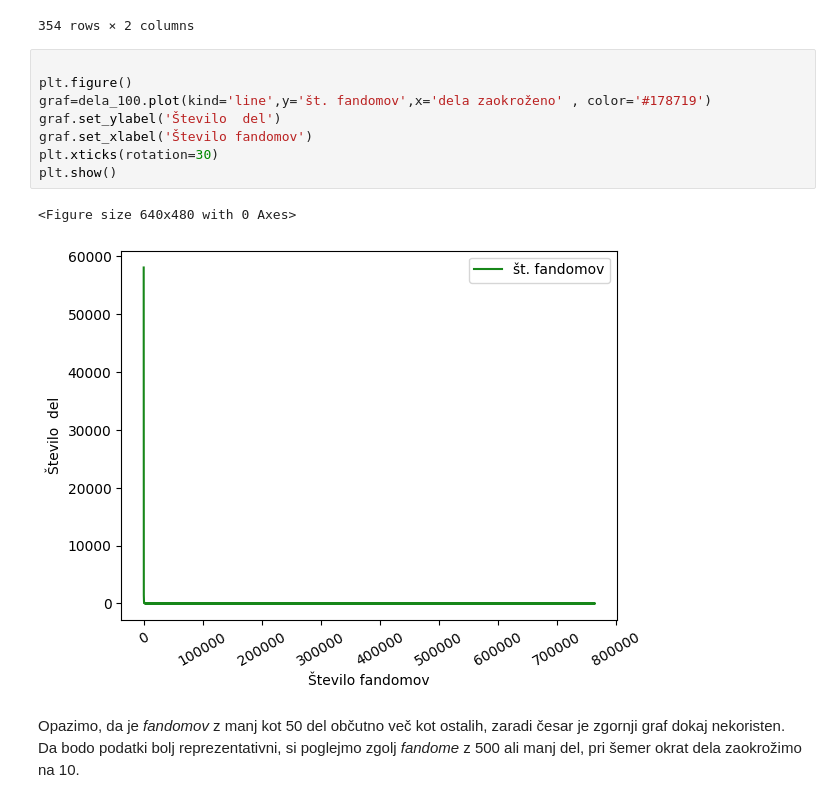
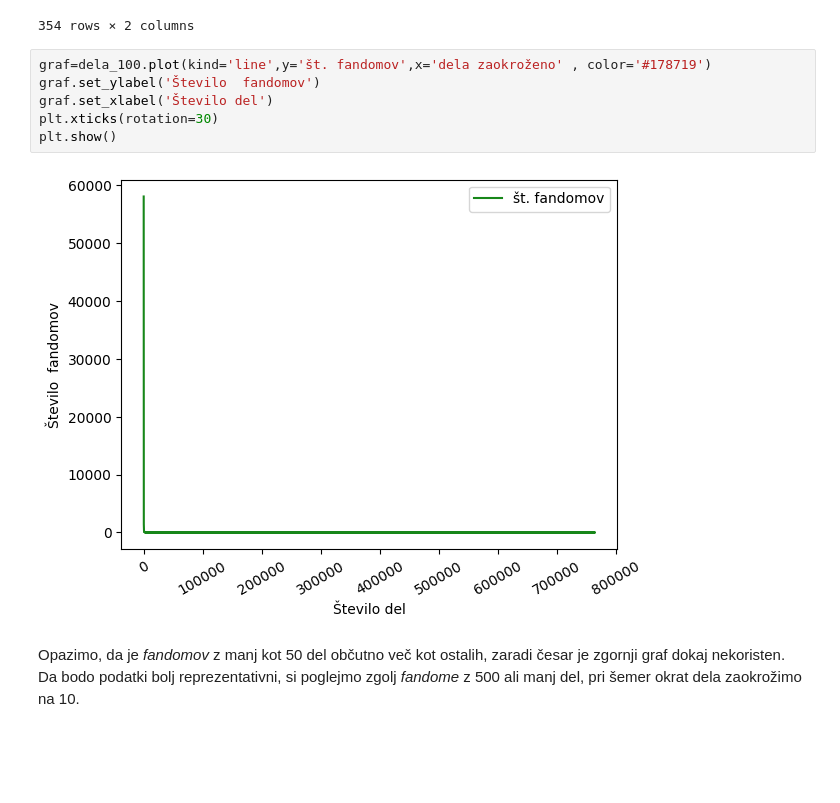
Before and after one commit to nivesgosnjak/uvp_projektna, a Jupyter notebook: analiza_podatkov.ipynb, the cells around one changed output. Saved outputs shown, nothing was run; the diff lists cells and outputs as text; blank space fills up the shorter version.

```diff
--- a/analiza_podatkov.ipynb
+++ b/analiza_podatkov.ipynb
@@ -159,16 +159,13 @@ dela_100
 | 353 | 764300 | 1 |
 354 rows × 2 columns
 # %%
-
-plt.figure()
 graf=dela_100.plot(kind='line',y='št. fandomov',x='dela zaokroženo' , color='#178719')
-graf.set_ylabel('Število  del')
-graf.set_xlabel('Število fandomov')
+graf.set_ylabel('Število  fandomov')
+graf.set_xlabel('Število del')
 plt.xticks(rotation=30)
 plt.show()
 # %% [output]
-<Figure size 640x480 with 0 Axes>
-[figure, old version]
+[figure, new version]
 # %% [markdown]
 Opazimo, da je *fandomov* z manj kot 50 del občutno več kot ostalih, zaradi česar je zgornji graf dokaj nekoristen. Da bodo podatki bolj reprezentativni, si poglejmo zgolj *fandome* z 500 ali manj del, pri šemer okrat dela zaokrožimo na 10.
 # %%
```
Also changed, not shown: parts of 17 cells of this notebook.
